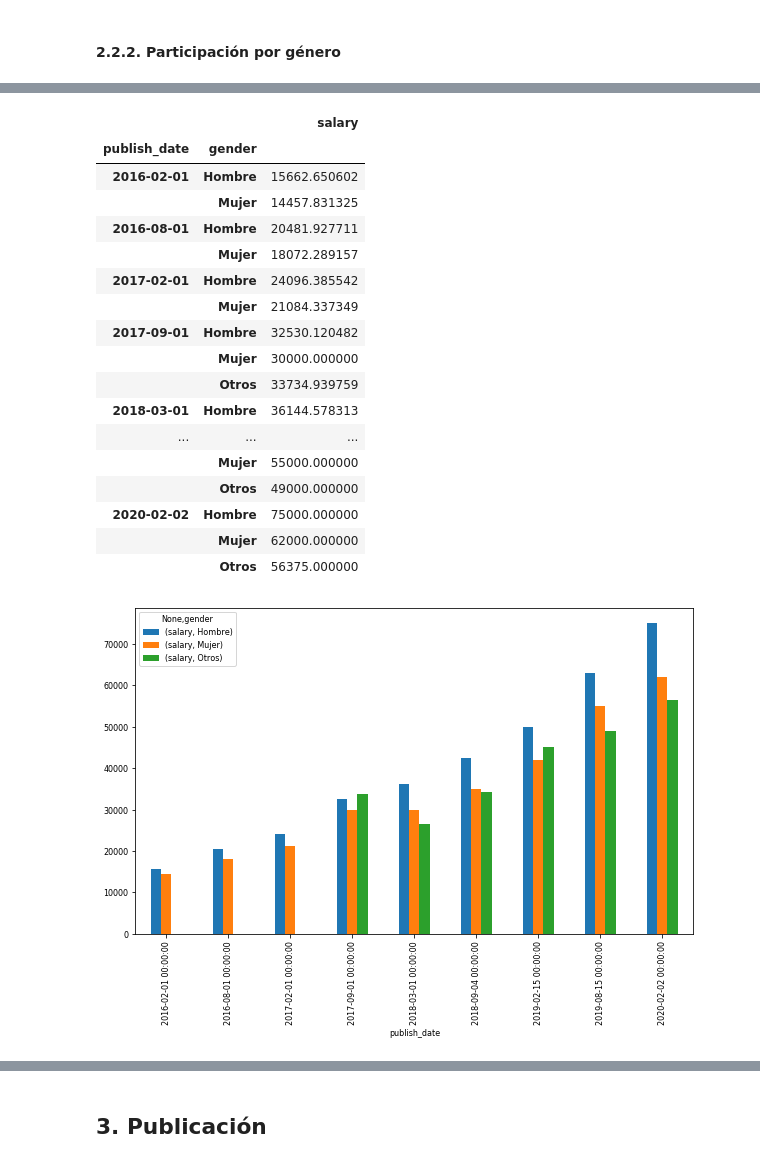
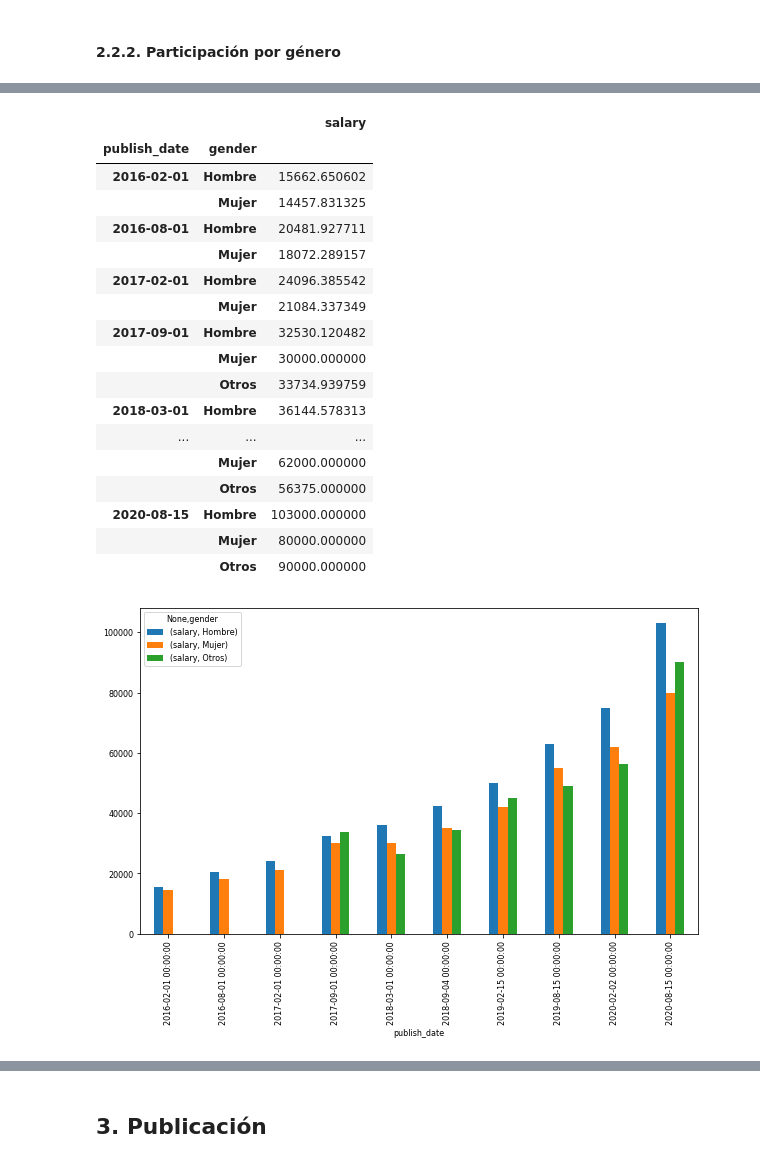
Before and after one commit to lucianacastro/openqube-sueldos, a Jupyter notebook: pipeline/historical-data-analysis.ipynb, the cells around one changed output, grey strips where cells are left out. Cells and saved outputs as stored; diff of their text form; code cells hidden in the pictures.

Commit message:
Updating historical data with 2020.02 info

```diff
--- a/pipeline/historical-data-analysis.ipynb
+++ b/pipeline/historical-data-analysis.ipynb
@@ -538,8 +640,19 @@ plt.show()
 # %%
-df = pd.DataFrame(np.array([years, parts, pd.to_datetime(dates).date, salary_medians, us_salary_medians]).T, columns=['year', 'part', 'publish_date', 'Pesos Argentinos', 'Dólares Estadounidenses'])
+df = pd.DataFrame(
+    np.array(
+        [years, parts, pd.to_datetime(dates).date, salary_medians, us_salary_medians]
+    ).T,
+    columns=[
+        "year",
+        "part",
+        "publish_date",
+        "Pesos Argentinos",
+        "Dólares Estadounidenses",
+    ],
+)
 display(df)
 
-charts['historic_salary_medians'] = to_rechart(df)
+charts["historic_salary_medians"] = to_rechart(df)
 # %% [output]
 |  | year | part | publish_date | Pesos Argentinos | Dólares Estadounidenses |
 | 0 | 2014 | 2 | 2015-01-01 | 14000 | 1637.03 |
@@ -556,12 +671,18 @@ charts['historic_salary_medians'] = to_rechart(df)
 # %% [markdown]
 #### 2.2.2. Participación por género
 # %%
-gender_count = dataframe.groupby(['publish_date', 'gender']).gender.count().rename('count').fillna(0).to_frame()
-gender_percent = gender_count / gender_count.groupby('publish_date').sum()
+gender_count = (
+    dataframe.groupby(["publish_date", "gender"])
+    .gender.count()
+    .rename("count")
+    .fillna(0)
+    .to_frame()
+)
+gender_percent = gender_count / gender_count.groupby("publish_date").sum()
 display(gender_percent)
 
-gender_percent.unstack('gender').plot(kind='area')
-charts['historic_gender_percent'] = to_rechart(gender_percent)
+gender_percent.unstack("gender").plot(kind="area")
+charts["historic_gender_percent"] = to_rechart(gender_percent)
 # %% [output]
 |  |  | count |
 | publish_date | gender |  |
@@ -585,27 +707,32 @@ charts['historic_gender_percent'] = to_rechart(gender_percent)
 # %%
-
-gender_salary_median = dataframe.groupby(['publish_date', 'gender']).salary.median().rename('salary').fillna(0).to_frame()
+gender_salary_median = (
+    dataframe.groupby(["publish_date", "gender"])
+    .salary.median()
+    .rename("salary")
+    .fillna(0)
+    .to_frame()
+)
 display(gender_salary_median)
 
-gender_salary_median.unstack('gender').plot(kind='bar')
-charts['historic_gender_salary_median'] = to_rechart(gender_salary_median)
+gender_salary_median.unstack("gender").plot(kind="bar")
+charts["historic_gender_salary_median"] = to_rechart(gender_salary_median)
 # %% [output]
 |  |  | salary |
 | publish_date | gender |  |
 | 2016-02-01 | Hombre | 15662.650602 |
 |  | Mujer | 14457.831325 |
 | 2016-08-01 | Hombre | 20481.927711 |
 |  | Mujer | 18072.289157 |
 | 2017-02-01 | Hombre | 24096.385542 |
 |  | Mujer | 21084.337349 |
 | 2017-09-01 | Hombre | 32530.120482 |
 |  | Mujer | 30000.000000 |
 |  | Otros | 33734.939759 |
 | 2018-03-01 | Hombre | 36144.578313 |
 | ... | ... | ... |
-|  | Mujer | 55000.000000 |
-|  | Otros | 49000.000000 |
-| 2020-02-02 | Hombre | 75000.000000 |
 |  | Mujer | 62000.000000 |
 |  | Otros | 56375.000000 |
+| 2020-08-15 | Hombre | 103000.000000 |
+|  | Mujer | 80000.000000 |
+|  | Otros | 90000.000000 |
-[figure, old version]
+[figure, new version]
```
Also changed, not shown: parts of 16 cells of this notebook, 1 other file.
